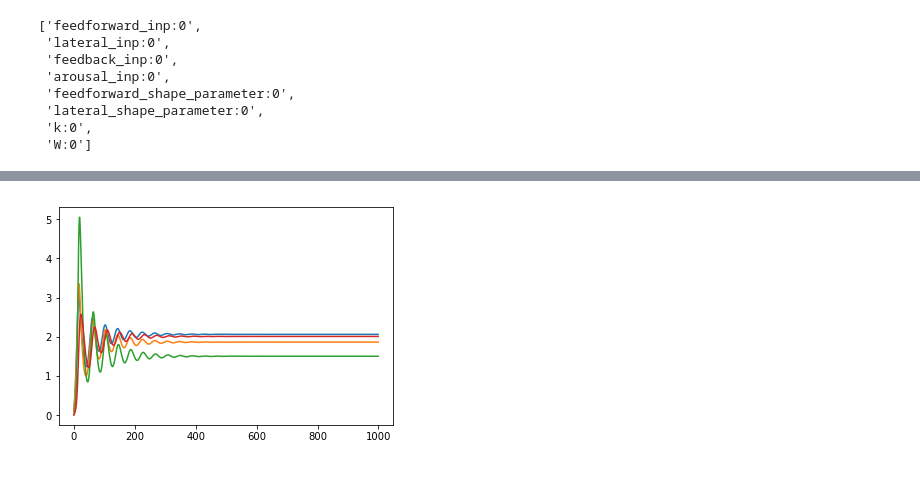
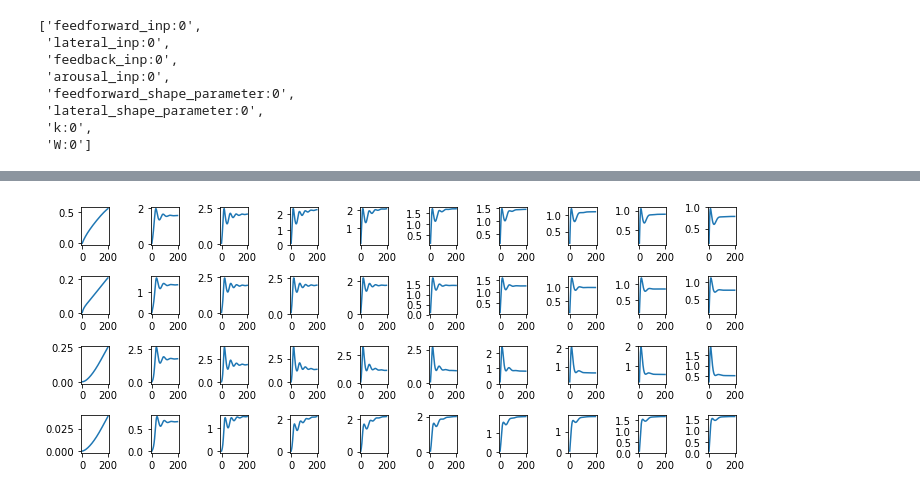
Before and after one commit to gbarello/CellTypeSSN, a Jupyter notebook: Basic_SSN_model.ipynb, the cells around one changed output, grey strips where cells are left out. Saved outputs shown, nothing was run; the diff lists cells and outputs as text; code cells hidden in the pictures.

```diff
--- a/Basic_SSN_model.ipynb
+++ b/Basic_SSN_model.ipynb
@@ -287,9 +350,16 @@ print(np.exp(parameters[-2]))
-# %%
-for k in range(4):
-    plt.plot(responses[3,:,k])
-plt.show()
-# %% [output]
-[figure, removed]
+# %%
+import matplotlib.pyplot as plt
+
+fig,sub = plt.subplots(4,10,figsize = (10,4))
+
+for i in range(10):
+    for k in range(4):
+        sub[k,i].plot(responses[i,:,k])
+plt.tight_layout()
+plt.savefig("./response_time_course.pdf")
+plt.show()
+# %% [output]
+[figure, added]
 # %%
 print(responses.shape)
 # %% [output]
```
Also changed, not shown: parts of 20 cells of this notebook.
